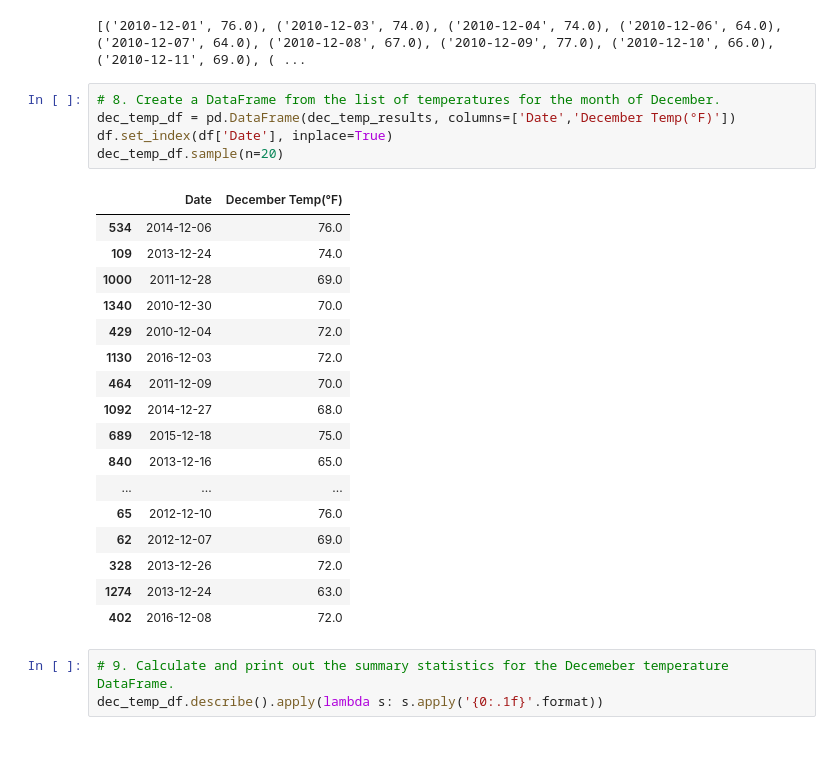
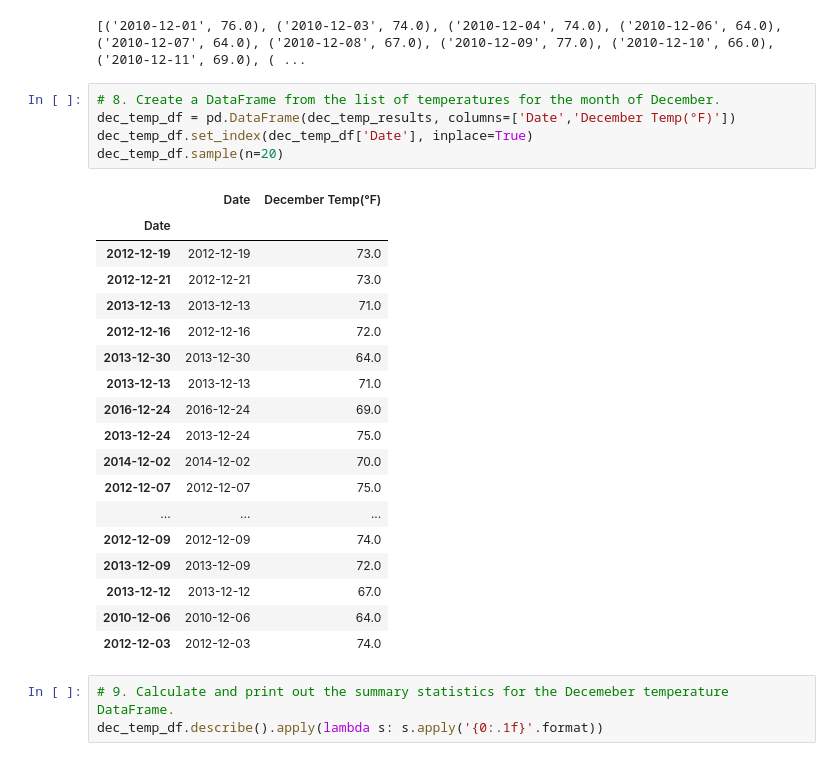
Before and after one commit to kenliew728/surfs_up, a Jupyter notebook: SurfsUp_Challenge.ipynb, the cells around one changed output. Drawn from its saved outputs; the diff is of its cells as text.

```diff
--- a/SurfsUp_Challenge.ipynb
+++ b/SurfsUp_Challenge.ipynb
@@ -97,26 +98,27 @@ print(dec_temp_results)
 # %%
 # 8. Create a DataFrame from the list of temperatures for the month of December.
 dec_temp_df = pd.DataFrame(dec_temp_results, columns=['Date','December Temp(°F)'])
-df.set_index(df['Date'], inplace=True)
+dec_temp_df.set_index(dec_temp_df['Date'], inplace=True)
 dec_temp_df.sample(n=20)
 # %% [output]
 |  | Date | December Temp(°F) |
-| 534 | 2014-12-06 | 76.0 |
-| 109 | 2013-12-24 | 74.0 |
-| 1000 | 2011-12-28 | 69.0 |
-| 1340 | 2010-12-30 | 70.0 |
-| 429 | 2010-12-04 | 72.0 |
-| 1130 | 2016-12-03 | 72.0 |
-| 464 | 2011-12-09 | 70.0 |
-| 1092 | 2014-12-27 | 68.0 |
-| 689 | 2015-12-18 | 75.0 |
-| 840 | 2013-12-16 | 65.0 |
+| Date |  |  |
+| 2012-12-19 | 2012-12-19 | 73.0 |
+| 2012-12-21 | 2012-12-21 | 73.0 |
+| 2013-12-13 | 2013-12-13 | 71.0 |
+| 2012-12-16 | 2012-12-16 | 72.0 |
+| 2013-12-30 | 2013-12-30 | 64.0 |
+| 2013-12-13 | 2013-12-13 | 71.0 |
+| 2016-12-24 | 2016-12-24 | 69.0 |
+| 2013-12-24 | 2013-12-24 | 75.0 |
+| 2014-12-02 | 2014-12-02 | 70.0 |
+| 2012-12-07 | 2012-12-07 | 75.0 |
 | ... | ... | ... |
-| 65 | 2012-12-10 | 76.0 |
-| 62 | 2012-12-07 | 69.0 |
-| 328 | 2013-12-26 | 72.0 |
-| 1274 | 2013-12-24 | 63.0 |
-| 402 | 2016-12-08 | 72.0 |
+| 2012-12-09 | 2012-12-09 | 74.0 |
+| 2013-12-09 | 2013-12-09 | 72.0 |
+| 2013-12-12 | 2013-12-12 | 67.0 |
+| 2010-12-06 | 2010-12-06 | 64.0 |
+| 2012-12-03 | 2012-12-03 | 74.0 |
 # %%
 # 9. Calculate and print out the summary statistics for the Decemeber temperature DataFrame.
 dec_temp_df.describe().apply(lambda s: s.apply('{0:.1f}'.format))
```
Also changed, not shown: parts of 3 cells of this notebook.
